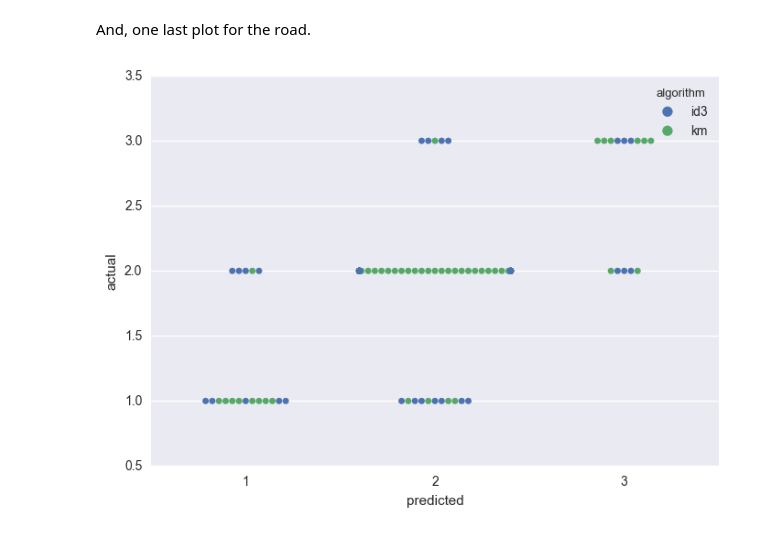
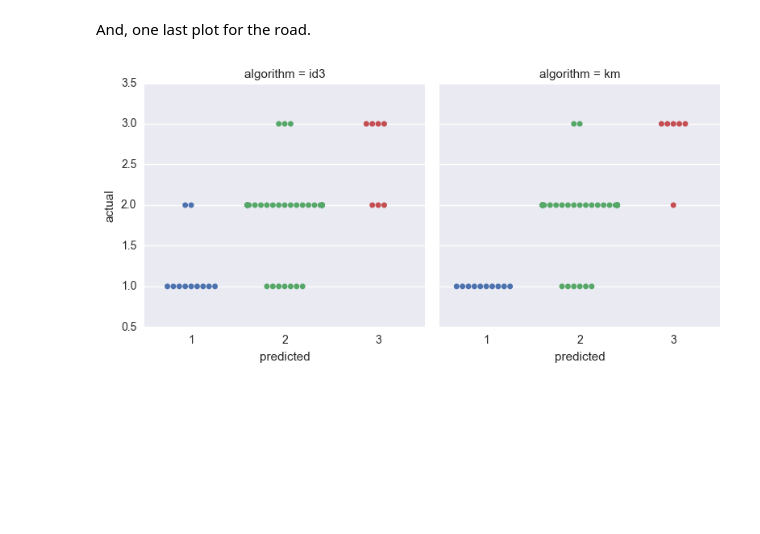
Before and after one commit to olivedae/anaylsis-san-diego-burritos, a Jupyter notebook: paper.ipynb, the cells around one changed output. Drawn from its saved outputs; the diff is of its cells as text; code cells hidden in the pictures; blank space fills up the shorter version.

```diff
--- a/paper.ipynb
+++ b/paper.ipynb
@@ -66,14 +66,15 @@ sns.plt.show()
 # %% [markdown]
 And, one last plot for the road.
 # %%
-sns.swarmplot(
+sns.factorplot(
     x="predicted",
     y="actual",
-    hue="algorithm",
     data=compare,
-    palette="deep"
+    palette="deep",
+    kind="swarm",
+    col="algorithm"
 )
 
 sns.plt.show()
 # %% [output]
-[figure, old version]
+[figure, new version]
```
Also changed, not shown: parts of 3 cells of this notebook, 14 other files.
